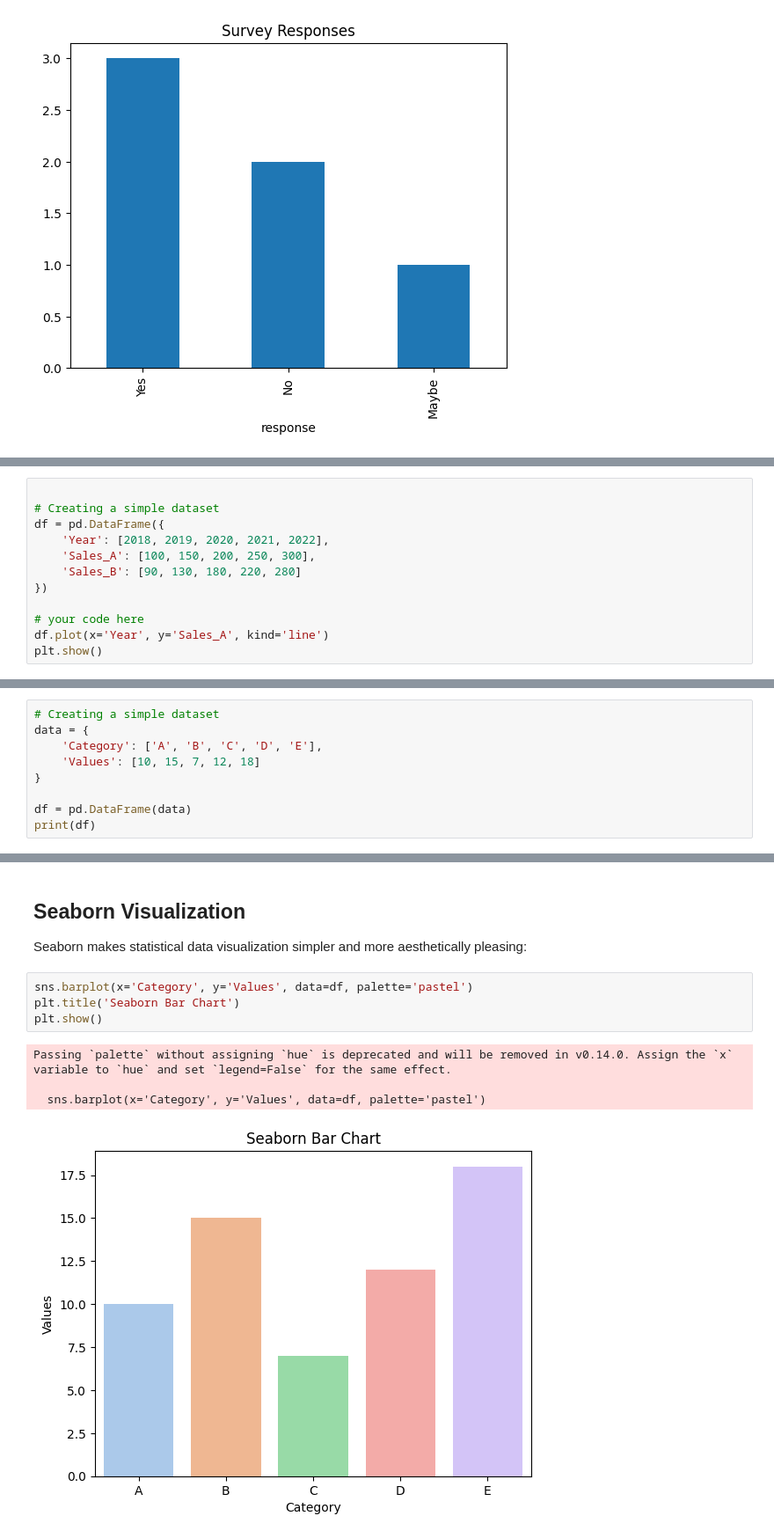
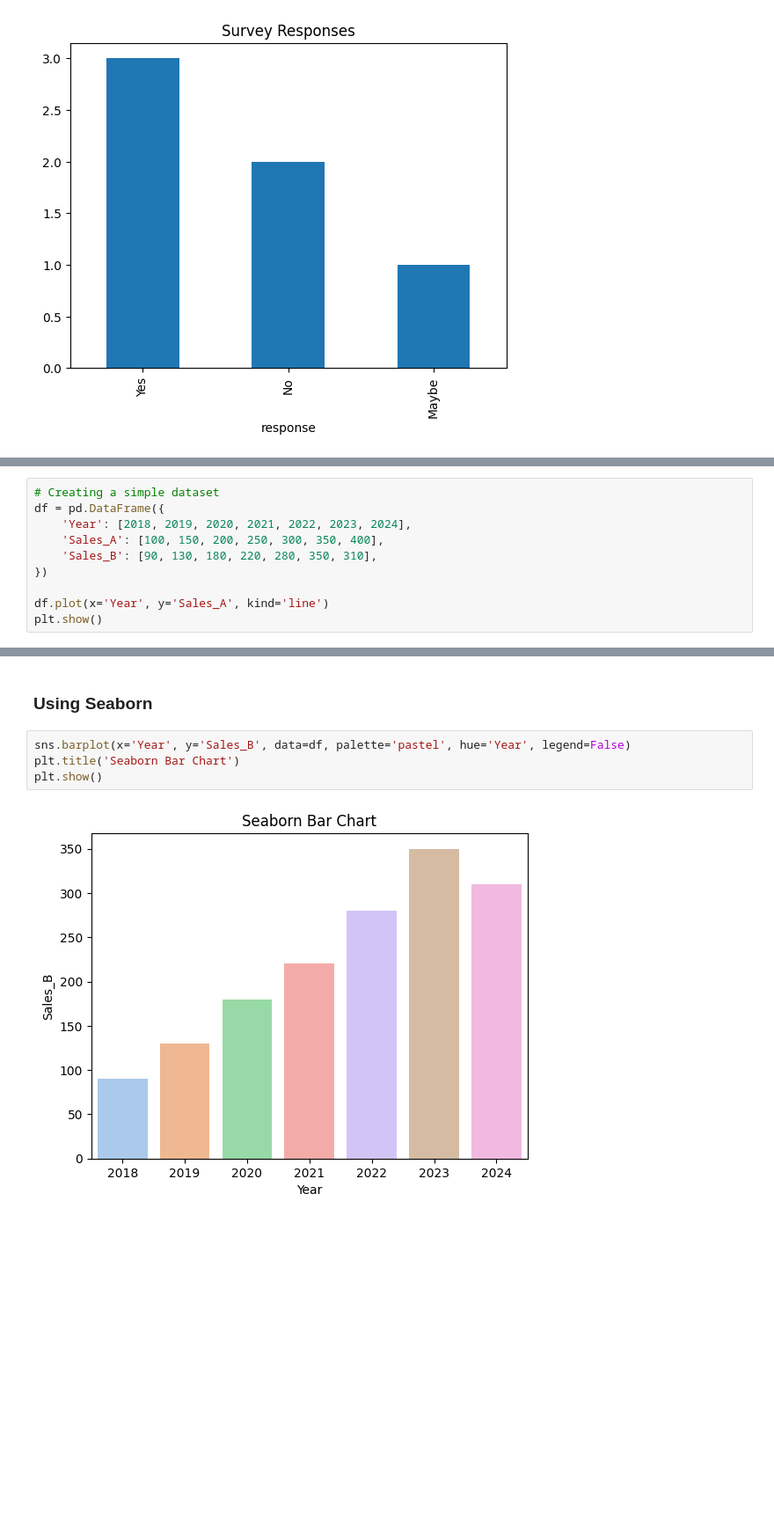
Before and after one commit to lcabrp/CodeYouPandasViz, a Jupyter notebook: pandas_plotting_examples.ipynb, the cells around one changed output, grey strips where cells are left out. Shown: that part at 88% size. Cells and saved outputs as stored; diff of their text form; blank space fills up the shorter version.

```diff
--- a/pandas_plotting_examples.ipynb
+++ b/pandas_plotting_examples.ipynb
@@ -73,13 +75,11 @@ df['response'].value_counts().plot(kind='bar', title='Survey Responses')
 # %%
-
 # Creating a simple dataset
 df = pd.DataFrame({
-    'Year': [2018, 2019, 2020, 2021, 2022],
-    'Sales_A': [100, 150, 200, 250, 300],
-    'Sales_B': [90, 130, 180, 220, 280]
+    'Year': [2018, 2019, 2020, 2021, 2022, 2023, 2024],
+    'Sales_A': [100, 150, 200, 250, 300, 350, 400],
+    'Sales_B': [90, 130, 180, 220, 280, 350, 310],
 })
 
-# your code here
 df.plot(x='Year', y='Sales_A', kind='line')
 plt.show()
 # %% [output]
@@ -233,9 +111,0 @@ Would you like examples for other types of plots (scatter, line, histograms)? Le
-# %%
-# Creating a simple dataset
-data = {
-    'Category': ['A', 'B', 'C', 'D', 'E'],
-    'Values': [10, 15, 7, 12, 18]
-}
-
-df = pd.DataFrame(data)
-print(df)
@@ -270,12 +112,8 @@ plt.show()
-# %% [markdown]
-## Seaborn Visualization
-Seaborn makes statistical data visualization simpler and more aesthetically pleasing:
+# %% [markdown]
+### Using Seaborn
 # %%
-sns.barplot(x='Category', y='Values', data=df, palette='pastel')
+sns.barplot(x='Year', y='Sales_B', data=df, palette='pastel', hue='Year', legend=False)
 plt.title('Seaborn Bar Chart')
 plt.show()
 # %% [output]
-Passing `palette` without assigning `hue` is deprecated and will be removed in v0.14.0. Assign the `x` variable to `hue` and set `legend=False` for the same effect.
-
-  sns.barplot(x='Category', y='Values', data=df, palette='pastel')
-[figure, old version]
+[figure, new version]
```
Also changed, not shown: parts of 35 cells of this notebook.
